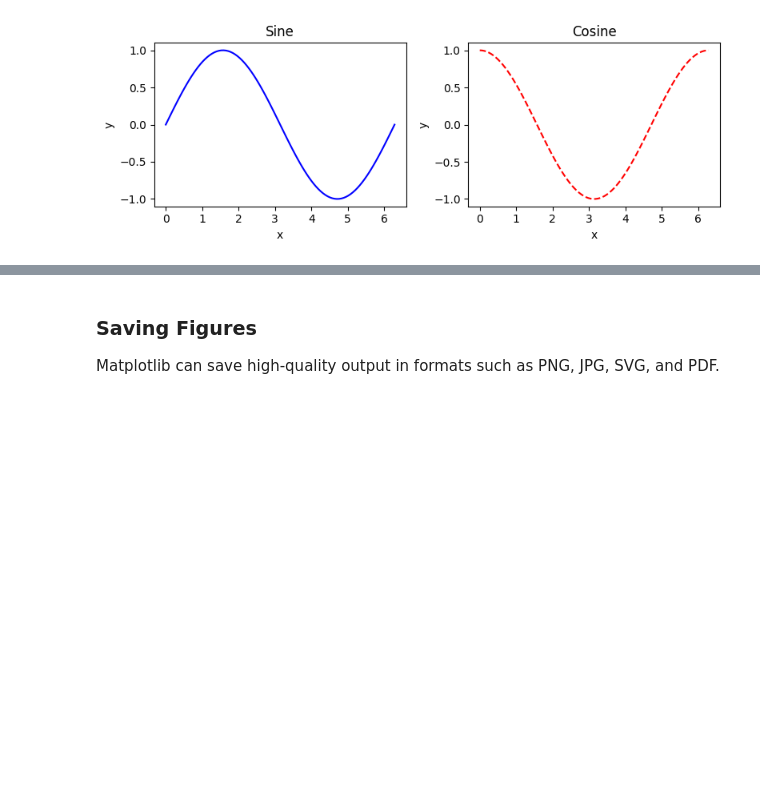
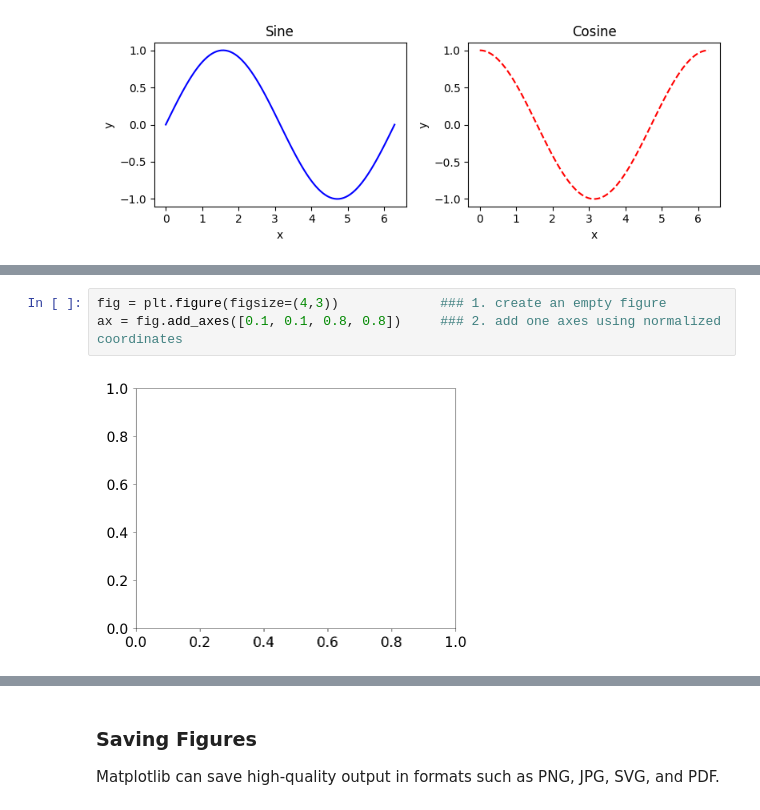
Before and after one commit to tychen742/dsm, a Jupyter notebook: chapters/06-matplotlib/0602-figures-axes.ipynb, the cells around one changed output, grey strips where cells are left out. Drawn from its saved outputs; the diff is of its cells as text; blank space fills up the shorter version.

```diff
--- a/chapters/06-matplotlib/0602-figures-axes.ipynb
+++ b/chapters/06-matplotlib/0602-figures-axes.ipynb
@@ -192,0 +211,5 @@ plt.show()
+# %%
+fig = plt.figure(figsize=(4,3))             ### 1. create an empty figure
+ax = fig.add_axes([0.1, 0.1, 0.8, 0.8])     ### 2. add one axes using normalized coordinates
+# %% [output]
+[figure, added]
```
Also changed, not shown: parts of 18 cells of this notebook, 6 other files.
